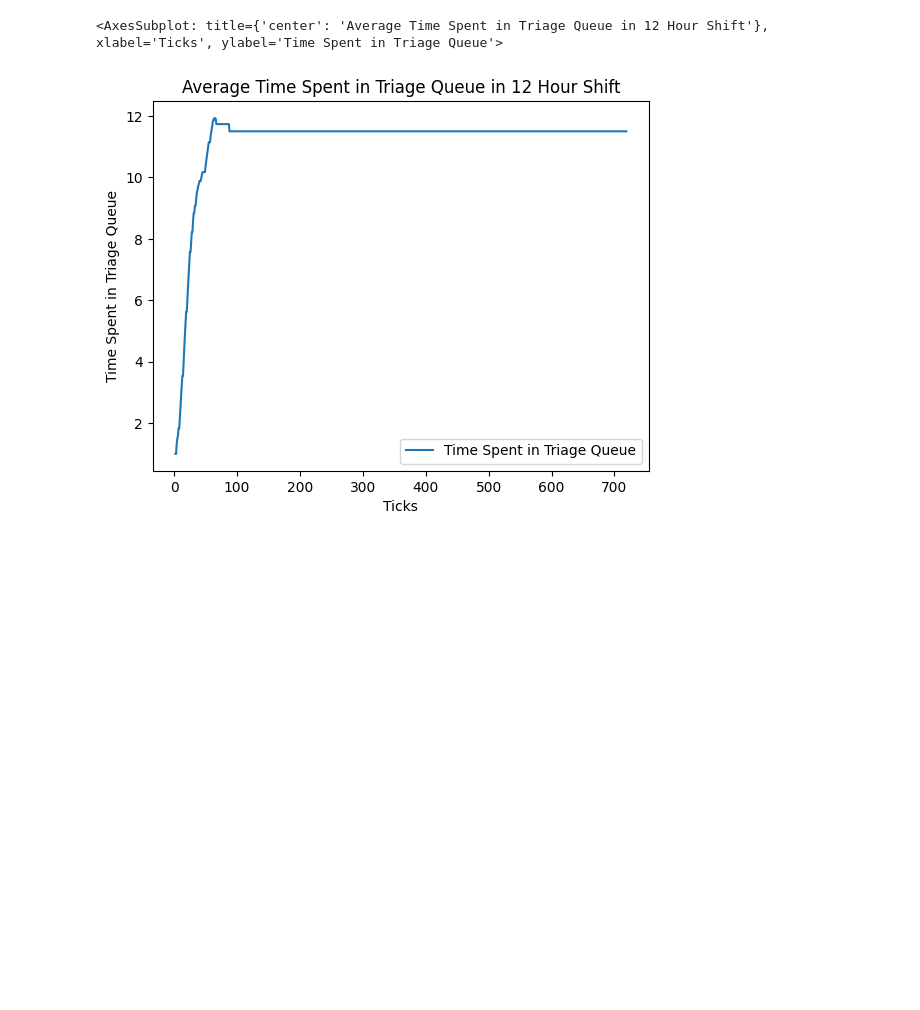
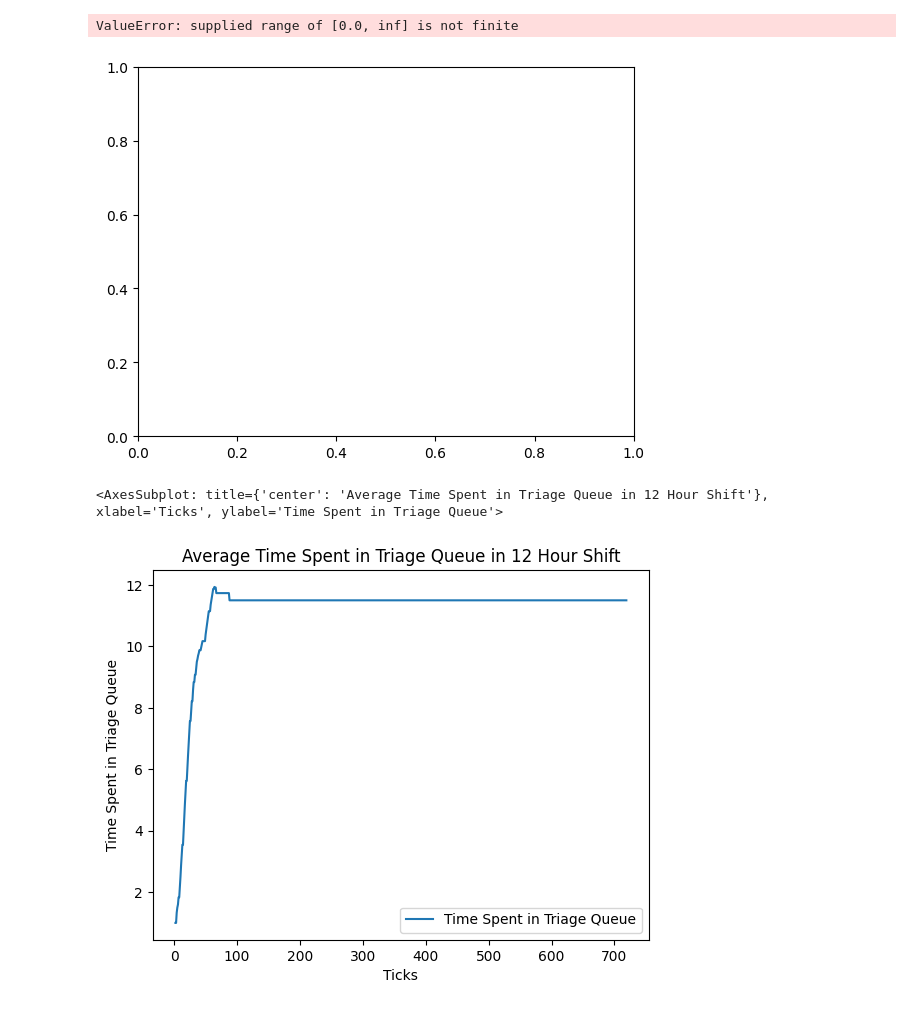
Before and after one commit to michaeladrouillard/ABM-v3, a Jupyter notebook: Exploration.ipynb, the cells around one changed output. Cells and saved outputs as stored; diff of their text form; code cells hidden in the pictures; blank space fills up the shorter version.

```diff
--- a/Exploration.ipynb
+++ b/Exploration.ipynb
@@ -24,3 +41,9 @@ Deprecated in NumPy 1.20; for more details and guidance: https://numpy.org/devdo
+# %%
+times = ss.lognorm(8.2230127e+36).rvs(1000)
+plt.hist(np.asarray(times))
+# %% [output]
+ValueError: supplied range of [0.0, inf] is not finite
+[figure, added]
 # %%
 dataset.plot(y='Time Spent in Triage Queue', xlabel='Ticks', ylabel='Time Spent in Triage Queue', title='Average Time Spent in Triage Queue in 12 Hour Shift')
 # %% [output]
```
Also changed, not shown: parts of 25 cells of this notebook, 1 other file.
